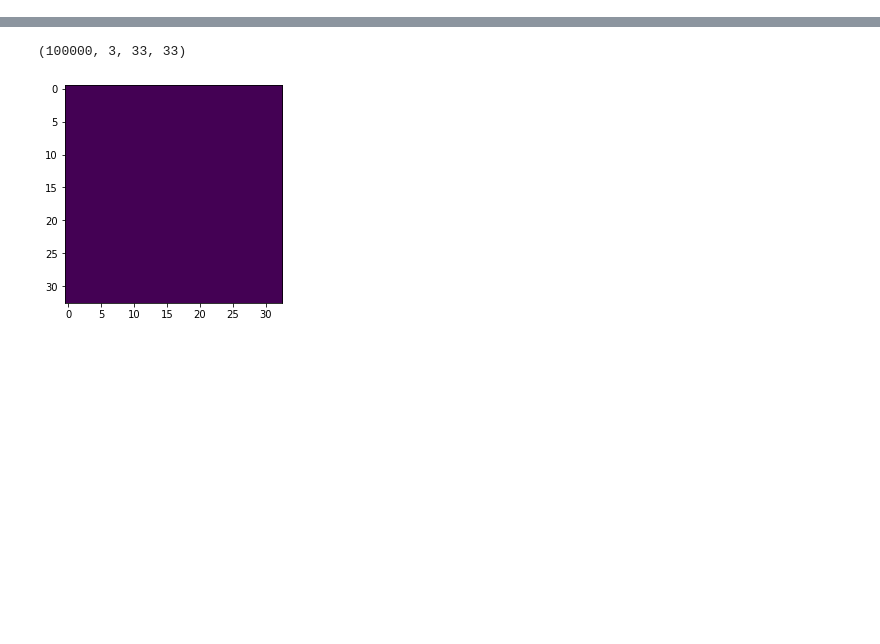
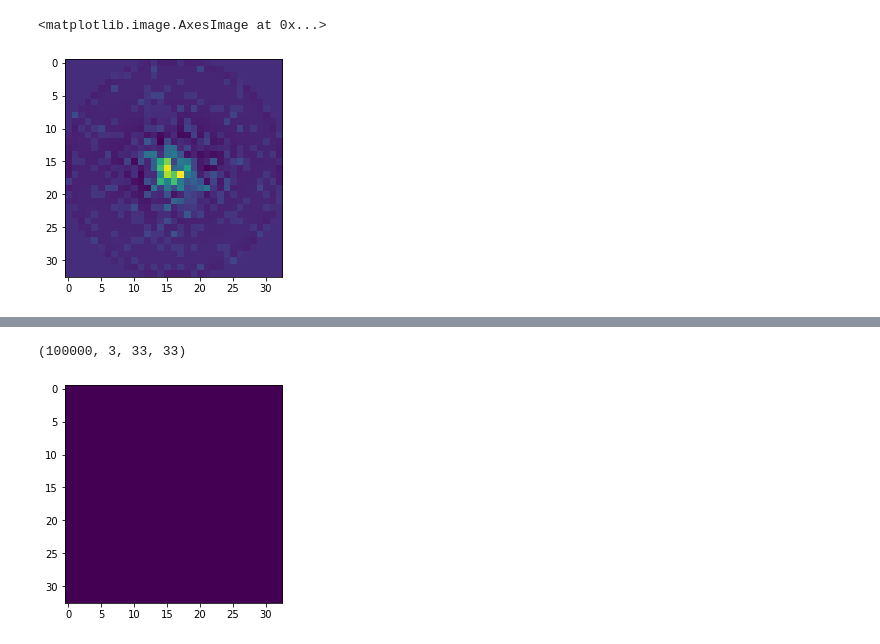
Before and after one commit to VoytechG/normals_HoughCNN, a Jupyter notebook: own/read.ipynb, the cells around one changed output, grey strips where cells are left out. Saved outputs shown, nothing was run; the diff lists cells and outputs as text; code cells hidden in the pictures; blank space fills up the shorter version.

```diff
--- a/own/read.ipynb
+++ b/own/read.ipynb
@@ -50,0 +84,2 @@ imshow(np.mean(X, 0)[0])
+# %%
+X = dataset['inputs']
@@ -50,0 +95,4 @@ imshow(np.mean(X, 0)[0])
+# %%
+dataset['mean'].shape
+
+XM = X - dataset['mean']
@@ -50,0 +103,5 @@ imshow(np.mean(X, 0)[0])
+# %%
+imshow(XM[0][1])
+# %% [output]
+<matplotlib.image.AxesImage at 0x...>
+[figure, added]
```
Also changed, not shown: parts of 12 cells of this notebook, 24 other files.
